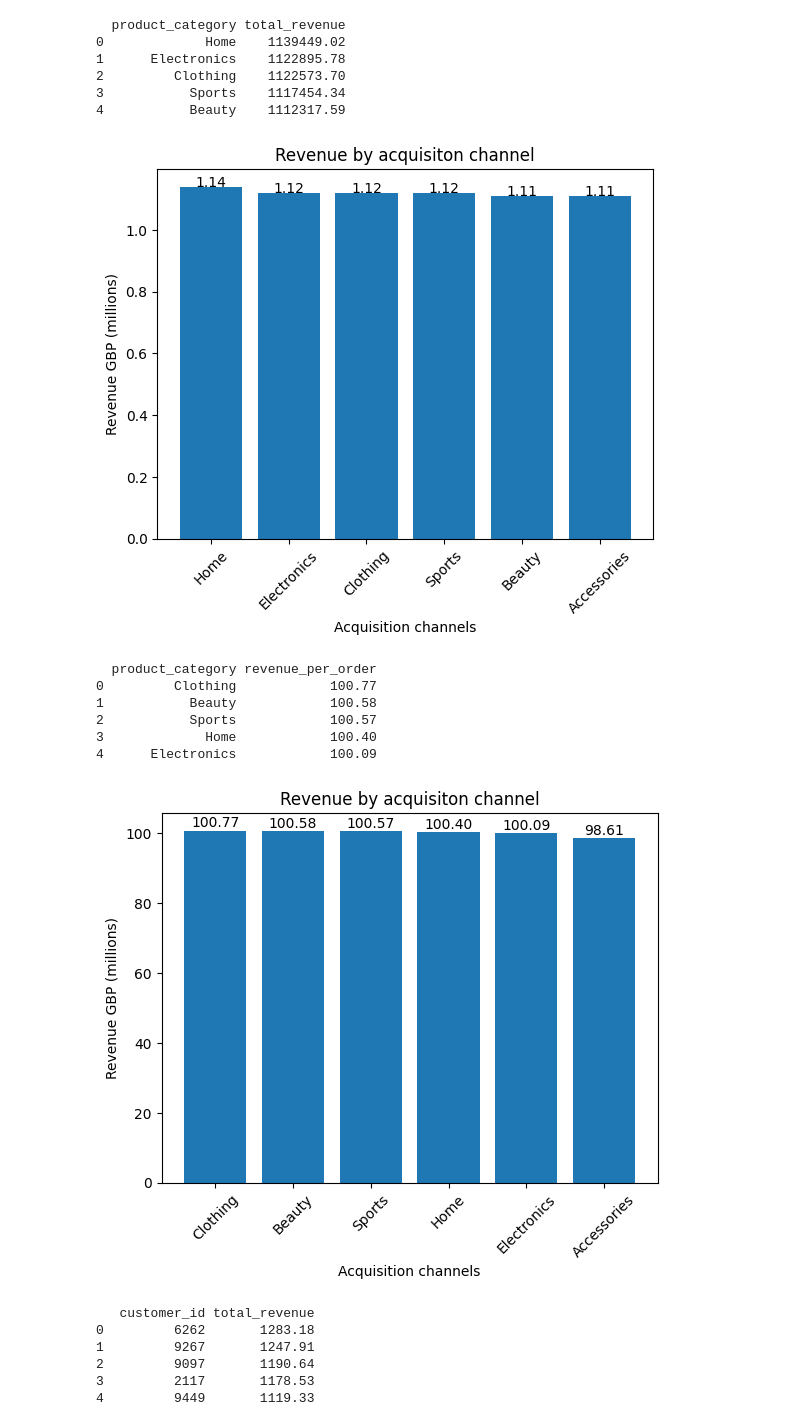
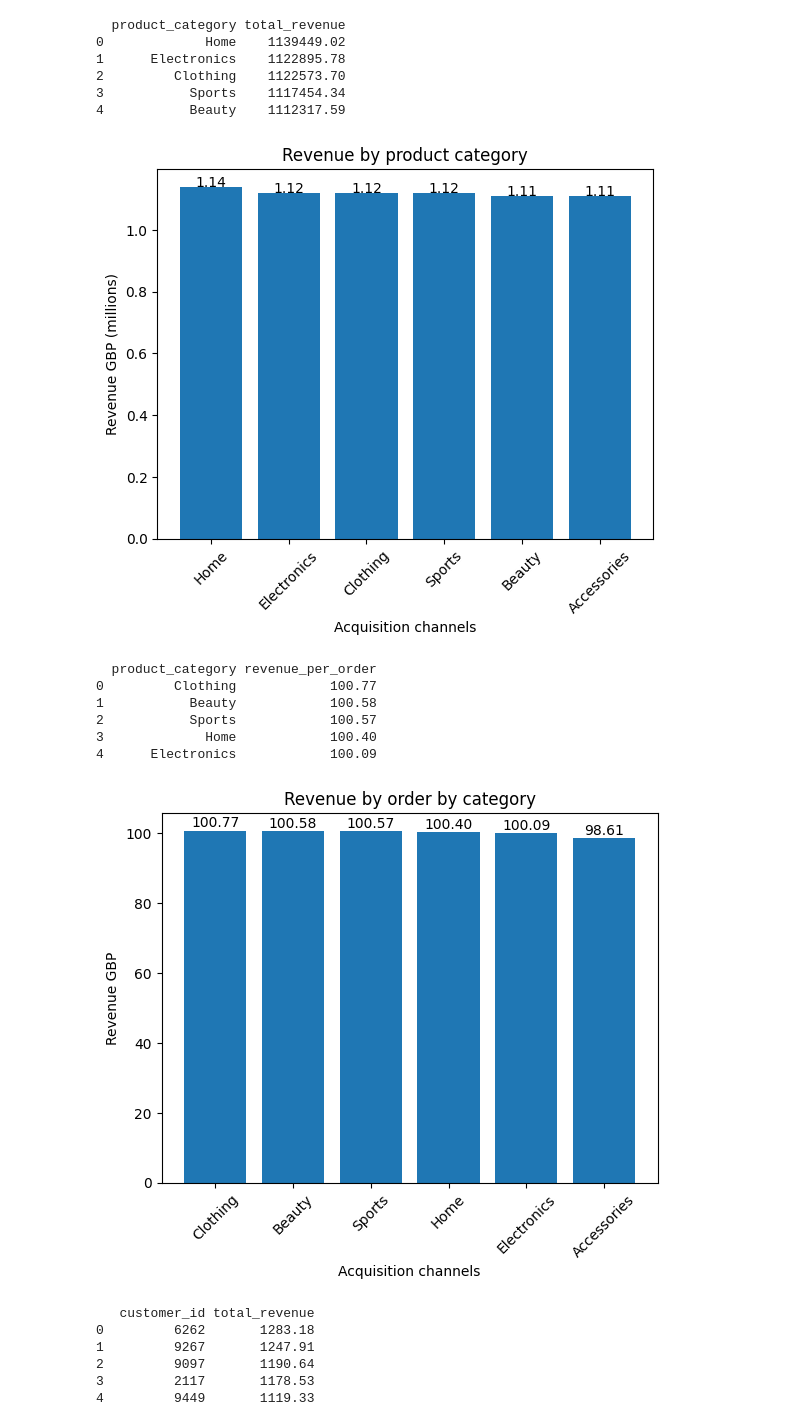
Before and after one commit to DrihanDP/SQL_DataAnalysis_Project, a Jupyter notebook: Notebook/python_analysis.ipynb, the cells around one changed output. Cells and saved outputs as stored; diff of their text form; code cells hidden in the pictures.

```diff
--- a/Notebook/python_analysis.ipynb
+++ b/Notebook/python_analysis.ipynb
@@ -202,8 +207,8 @@ add_labels(x, round((y/1000000), 2))
 plt.xlabel("Acquisition channels")
 plt.xticks(rotation=45)
 plt.ylabel("Revenue GBP (millions)")
-plt.title("Revenue by acquisiton channel")
+plt.title("Revenue by product category")
 plt.show()
 # %% [output]
-[figure, old version]
+[figure, new version]
 # %%
@@ -235,21 +240,21 @@ print(rev_per_order.head())
 # %%
 # Create x and y data
 x = rev_per_order['product_category']
 y = rev_per_order['revenue_per_order']
 
 # function to add value labels to the graph
 def add_labels(x, y):
     for val in range(len(x)):
         plt.text(val, y[val] + 1, y[val], ha='center')
 
 # plotting the data into a bar graph
 plt.bar(x, y)
 add_labels(x, y)
 plt.xlabel("Acquisition channels")
 plt.xticks(rotation=45)
-plt.ylabel("Revenue GBP (millions)")
-plt.title("Revenue by acquisiton channel")
+plt.ylabel("Revenue GBP")
+plt.title("Revenue by order by category")
 plt.show()
 # %% [output]
-[figure, old version]
+[figure, new version]
 # %%
```
Also changed, not shown: parts of 9 cells of this notebook.
